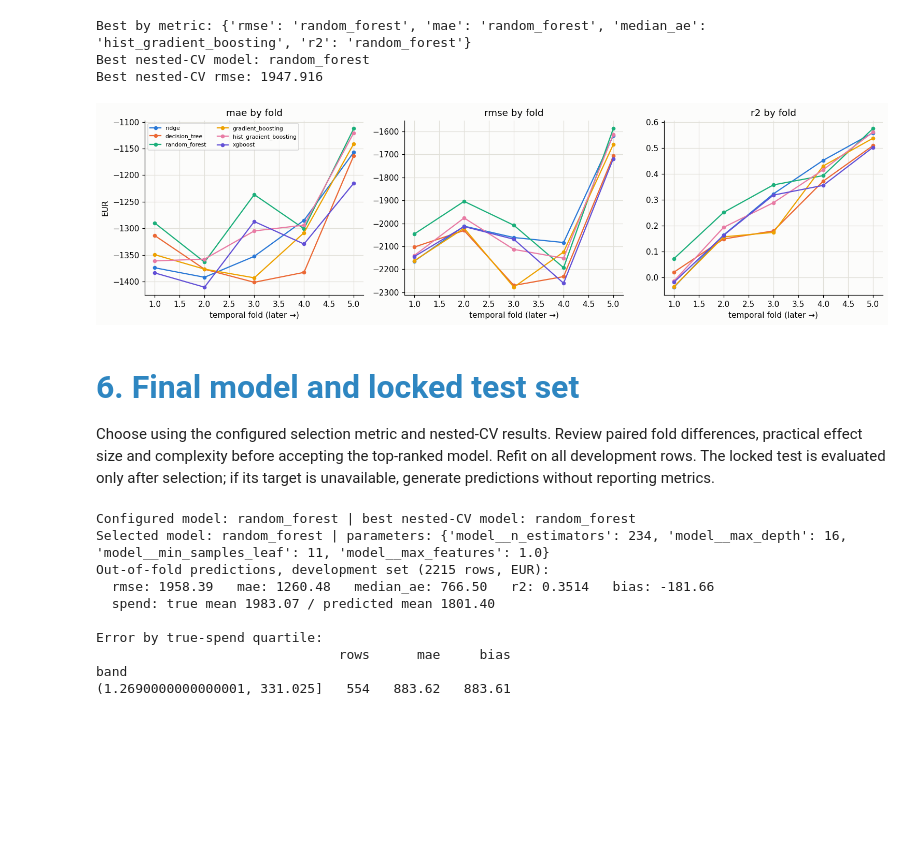
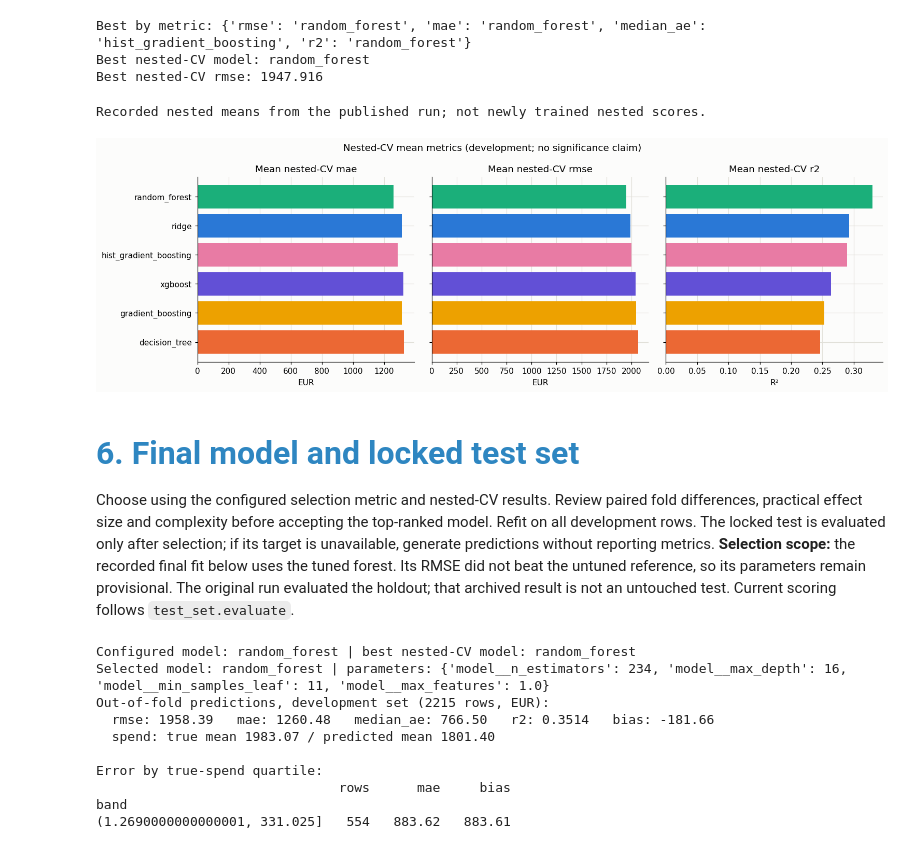
Before and after one commit to luisrafaelsoeiro/ETAI_Project, a Jupyter notebook: notebooks/08_regression_modelling.ipynb, the cells around one changed output. Saved outputs shown, nothing was run; the diff lists cells and outputs as text; code cells hidden in the pictures; blank space fills up the shorter version.

```diff
--- a/notebooks/08_regression_modelling.ipynb
+++ b/notebooks/08_regression_modelling.ipynb
@@ -118,12 +119,15 @@ def cv_with_oof(estimator):
     return cross_validate_with_oof(estimator, X_dev, y_dev, folds, SCORING, predict_for_report)
 
 def positive_scores(scores):
+    # src.evaluate already returns errors in euros, with positive signs.
     out = scores.copy()
     for metric in LOWER_IS_BETTER:
         for prefix in ("validation_", "train_"):
             col = prefix + metric
-            if col in out: out[col] = -out[col]
+            if col in out and out[col].lt(0).any():
+                raise ValueError(f"Expected non-negative EUR errors in {col}.")
     return out
+
 
 def summary_table(results):
     rows = []
@@ -171,6 +175,19 @@ def paired_table(results, reference, metric=METRIC):
     ]).set_index("model").sort_values("mean_advantage", ascending=False)
 
 def fmt(table, digits=3): return table.round(digits)
+
+def recorded_results():
+    """Use labelled published aggregates only while data/config still match the record."""
+    import hashlib, json
+    recorded = json.loads(Path("docs/experiments/mines_notebook_review_20261117/recorded_regression_results.json").read_text(encoding="utf-8"))
+    fingerprint = hashlib.sha256(json.dumps(config, sort_keys=True).encode()).hexdigest()
+    if fingerprint != recorded["config_semantic_sha256"]:
+        raise ValueError("Published aggregates do not match this configuration; rerun the full comparison.")
+    for key, expected in recorded["data_normalized_sha256"].items():
+        actual = hashlib.sha256(Path(config["data"][key]).read_bytes().replace(b"\r\n", b"\n")).hexdigest()
+        if actual != expected:
+            raise ValueError(f"Published aggregate data changed: {key}.")
+    return recorded
 # %% [markdown]
 # <font color='#2E86C1' size=6>**1. Baseline**</font> <a class="anchor" id="baseline"></a>
 
@@ -447,20 +461,26 @@ Best by metric: {'rmse': 'random_forest', 'mae': 'random_forest', 'median_ae': '
 Best nested-CV model: random_forest
 Best nested-CV rmse: 1947.916
 # %%
-fig, axes = plt.subplots(1,3,figsize=(14,4))
-for ax,metric in zip(axes,["mae","rmse","r2"]):
-    for name in MODELS:
-        vals = positive_scores(nested_results[name])[f"validation_{metric}"].to_numpy()
-        ax.plot(np.arange(1,len(vals)+1),vals,marker="o",ms=4,label=name,color=MODEL_COLORS[name])
-    ax.set(xlabel="temporal fold (later →)",title=f"{metric} by fold")
-axes[0].set_ylabel("EUR"); axes[0].legend(fontsize=7,ncol=2)
+# Section-only replay can display the labelled published means without retuning.
+if "comparison" not in globals():
+    comparison = pd.DataFrame.from_dict(recorded_results()["nested_comparison"], orient="index")
+    print("Recorded nested means from the published run; not newly trained nested scores.")
+fig, axes = plt.subplots(1, 3, figsize=(14, 4.5), sharey=True)
+order = list(comparison.loc[MODELS].sort_values(METRIC).index)
+for ax, metric in zip(axes, ["mae", "rmse", "r2"]):
+    ax.barh(order, comparison.loc[order, metric], color=[MODEL_COLORS[n] for n in order])
+    ax.invert_yaxis() if not ax.yaxis_inverted() else None
+    ax.set(xlabel="EUR" if metric != "r2" else "R²", title=f"Mean nested-CV {metric}")
+plt.suptitle("Nested-CV mean metrics (development; no significance claim)")
 plt.tight_layout(); plt.show()
 # %% [output]
+Recorded nested means from the published run; not newly trained nested scores.
-[figure, old version]
+[figure, new version]
 # %% [markdown]
 # <font color='#2E86C1' size=6>**6. Final model and locked test set**</font> <a class="anchor" id="final"></a>
 
 Choose using the configured selection metric and nested-CV results. Review paired fold differences, practical effect size and complexity before accepting the top-ranked model. Refit on all development rows. The locked test is evaluated only after selection; if its target is unavailable, generate predictions without reporting metrics.
+**Selection scope:** the recorded final fit below uses the tuned forest. Its RMSE did not beat the untuned reference, so its parameters remain provisional. The original run evaluated the holdout; that archived result is not an untouched test. Current scoring follows `test_set.evaluate`.
 # %%
 FINAL = best_nested
 print("Configured model:", CURRENT_MODEL, "| best nested-CV model:", best_nested)
```
Also changed, not shown: parts of 15 cells of this notebook, 9 other files.
